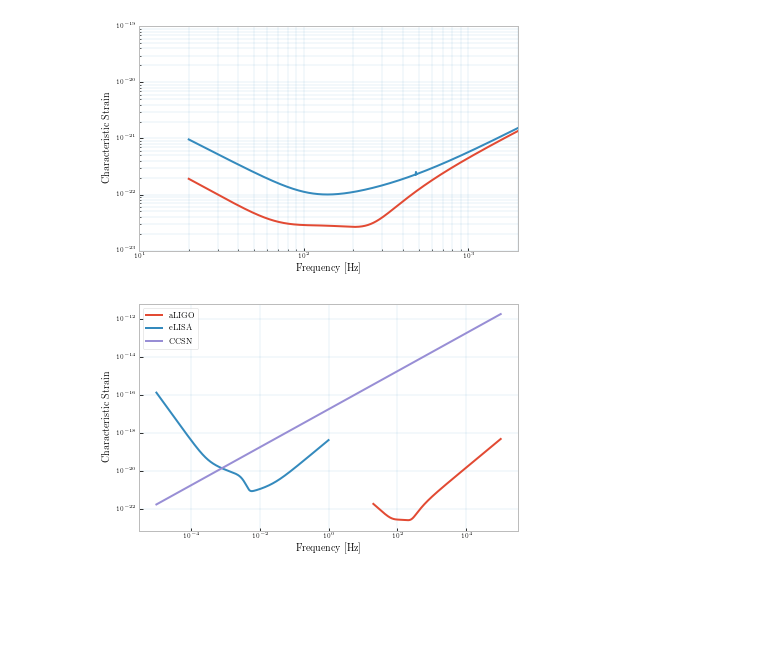
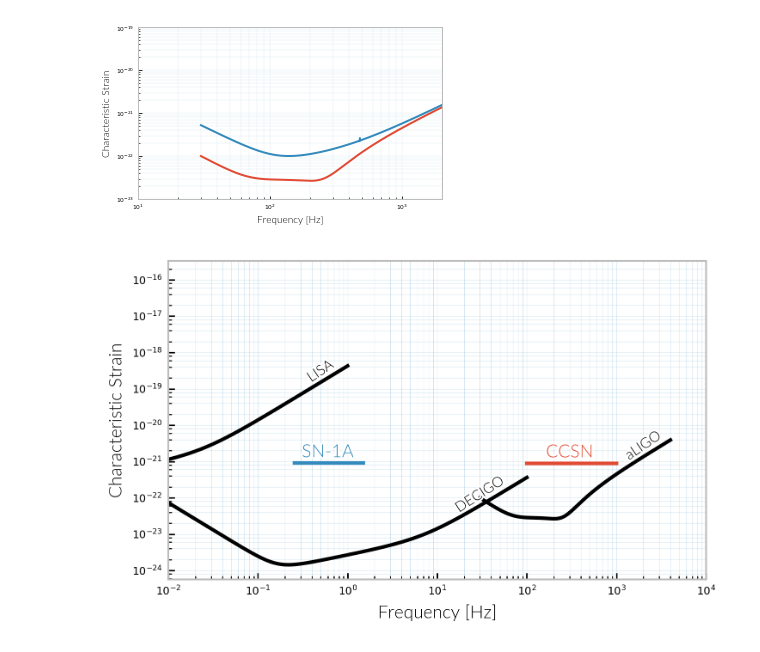
Before and after one commit to transientlunatic/IMGWDA, a Jupyter notebook: notebooks/intro/sensitivity-curves.ipynb, the cells around one changed output. Saved outputs shown, nothing was run; the diff lists cells and outputs as text; code cells hidden in the pictures; blank space fills up the shorter version.

Commit message:
Notebooks for the source chapter.

```diff
--- a/notebooks/intro/sensitivity-curves.ipynb
+++ b/notebooks/intro/sensitivity-curves.ipynb
@@ -9,7 +9,7 @@ import grasshopper.interferometers as ifo
 import grasshopper.sources as sources
 
 import matplotlib.pyplot as plt
-plt.style.use("/home/daniel/thesis/thesis-style.mpl")
+#plt.style.use("/home/daniel/thesis/thesis-style.mpl")
 
 import thesis
 # %%
@@ -27,27 +27,48 @@ fig.tight_layout()
 thesis.thesisify(fig);
 fig.savefig("{}/intro/aligo-asd.{}".format(fig_dir, fig_ext), dpi=300)
 # %% [output]
-[figure, old version]
+[figure, new version]
 # %%
-aligo = ifo.AdvancedLIGO()
+# aligo = ifo.AdvancedLIGO()
 lisa = ifo.LISA()
+decigo = ifo.Decigo()
 
 figsize = (5.0, 2.5) # Fix this to use the Golden ratio please
 
-fig, ax = plt.subplots(1,1, figsize=figsize)
-aligo.plot(ax)
-lisa.plot(ax)
+fig, ax = plt.subplots(1,1, dpi=300)
+
+ax.set_xlim([1e-2, 1e4]);
+aligo_line = aligo.plot(ax, color="k")[0]
+lisa_line = lisa.plot(ax, color='k')[0]
+decigo_line = decigo.plot(ax, color='k')[0]
+
+thesis.labelLine(decigo_line, x=30, label="DECIGO", fontsize=8)
+thesis.labelLine(aligo_line, x=2000, label="aLIGO", fontsize=8)
+thesis.labelLine(lisa_line, x=0.5, label="LISA", fontsize=8)
+
+#thesis.labelLines(fig.gca().get_lines(), fontsize=8)
+
 ccsn = sources.CoreCollapseSupernova(r=10*u.kiloparsec)
-ccsn.plot(ax)
+t1as = sources.Type1ASupernova(r=10*u.kiloparsec)
+core_line = ccsn.plot(ax)[0]
+t1as_line = t1as.plot(ax)[0]
 
-#ax.set_xlim([1e1, 2e3]);
+thesis.labelLine(core_line, x=300, label="CCSN")
+
+thesis.labelLine(t1as_line, x=0.6, label="SN-1A")
+
+
+
 #ax.set_ylim([1e-23, 1e-19]);
 #fig.tight_layout()
 #fig.legend(loc="upper right")
+
+ax.get_legend().remove()
+
 fig = thesis.thesisify(fig);
 fig.savefig("{}/sources/source-ccsn.{}".format(fig_dir, fig_ext), dpi=300)
 # %% [output]
-[figure, old version]
+[figure, new version]
 # %%
 aligo = ifo.AdvancedLIGO()
 
```
Also changed, not shown: parts of 4 cells of this notebook, 3 other files.
